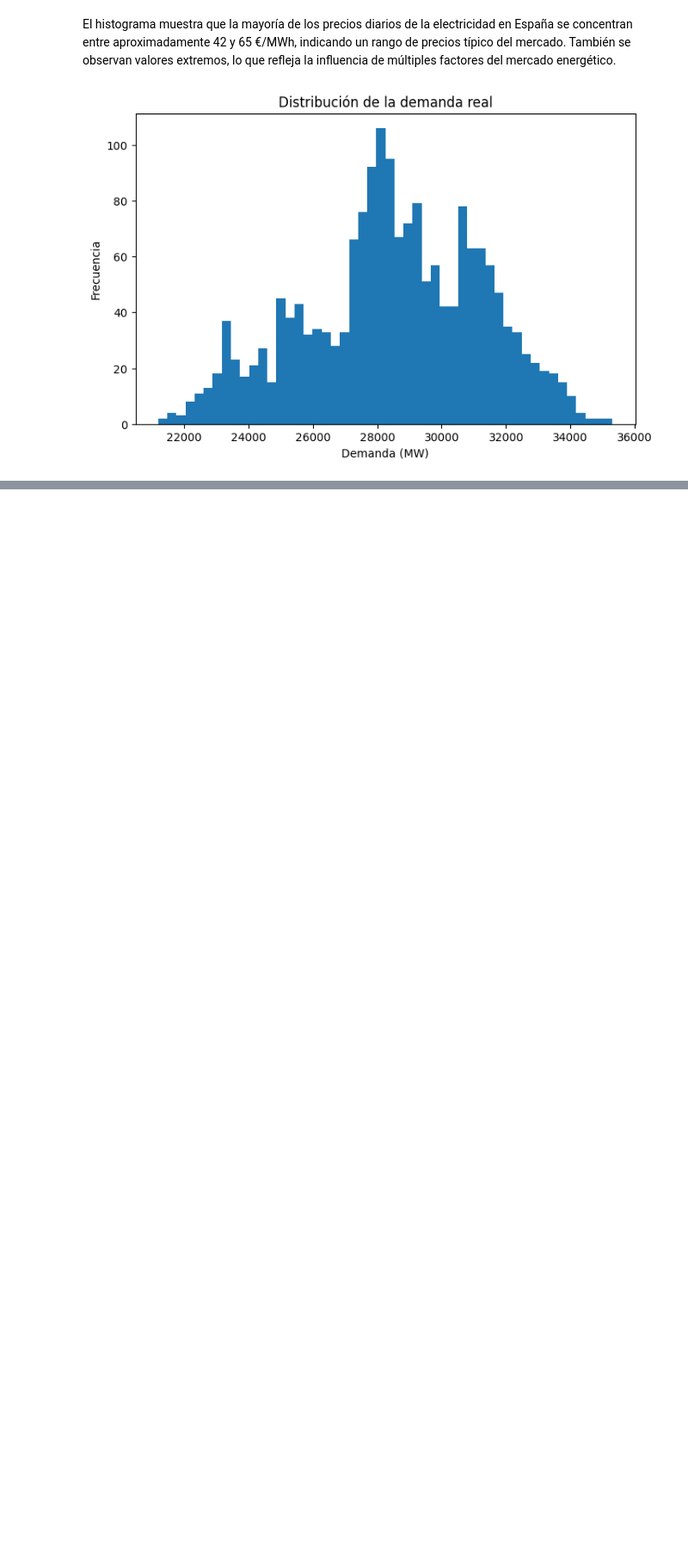
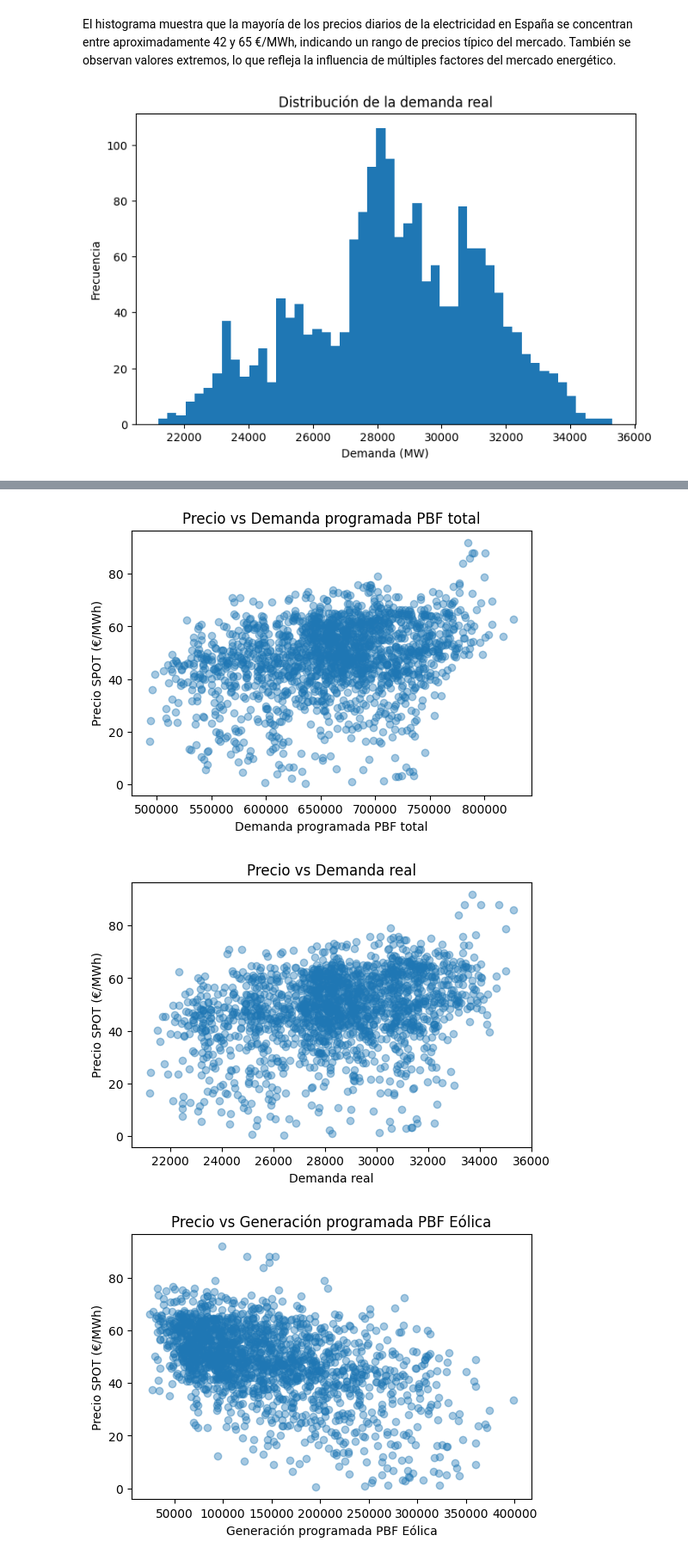
Before and after one commit to imjazmina/analisis_precios_casas_california_y_energia_electrica_espanola, a Jupyter notebook: notebooks/energy.ipynb, the cells around one changed output, grey strips where cells are left out. Shown at 86% size. Saved outputs shown, nothing was run; the diff lists cells and outputs as text; code cells hidden in the pictures; blank space fills up the shorter version.

```diff
--- a/notebooks/energy.ipynb
+++ b/notebooks/energy.ipynb
@@ -366,0 +433,23 @@ plt.show()
+# %%
+variables = [
+    "Demanda programada PBF total",
+    "Demanda real",
+    "Generación programada PBF Eólica",
+    "Generación programada PBF UGH + no UGH",
+    "Generación programada PBF Ciclo combinado",
+    "Generación programada PBF Carbón"
+]
+
+precio = "Precio mercado SPOT Diario ESP"
+
+for var in variables:
+    plt.figure(figsize=(6,4))
+    plt.scatter(df_wide[var], df_wide[precio], alpha=0.4)
+    plt.xlabel(var)
+    plt.ylabel("Precio SPOT (€/MWh)")
+    plt.title(f"Precio vs {var}")
+    plt.show()
+# %% [output]
+[figure, added]
+[figure, added]
+[figure, added]
```
Also changed, not shown: parts of 17 cells of this notebook.
